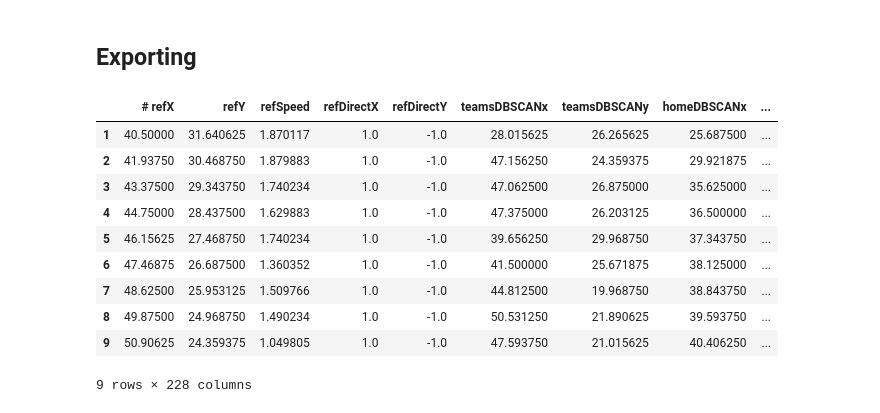
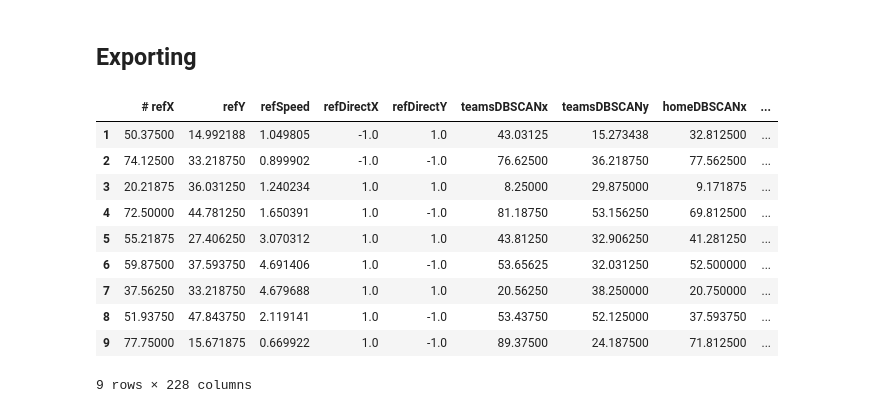
Before and after one commit to anaramirli/predict-soccer-ball-location, a Jupyter notebook: src/dataset_construction.ipynb, the cells around one changed output. Saved outputs shown, nothing was run; the diff lists cells and outputs as text; code cells hidden in the pictures.

```diff
--- a/src/dataset_construction.ipynb
+++ b/src/dataset_construction.ipynb
@@ -183,16 +190,16 @@ Pitch index counts
     df_train.to_csv('../data/general/{dataset}/all_{dataset}.csv'.format(dataset='train'), index=False)
     df_test.to_csv('../data/general/{dataset}/all_{dataset}.csv'.format(dataset='test'), index=False)
 # %%
-    df_test[1:10]
+    df_train[1:10]
 # %% [output]
 |  | # refX | refY | refSpeed | refDirectX | refDirectY | teamsDBSCANx | teamsDBSCANy | homeDBSCANx | ... |
-| 1 | 40.50000 | 31.640625 | 1.870117 | 1.0 | -1.0 | 28.015625 | 26.265625 | 25.687500 | ... |
-| 2 | 41.93750 | 30.468750 | 1.879883 | 1.0 | -1.0 | 47.156250 | 24.359375 | 29.921875 | ... |
-| 3 | 43.37500 | 29.343750 | 1.740234 | 1.0 | -1.0 | 47.062500 | 26.875000 | 35.625000 | ... |
-| 4 | 44.75000 | 28.437500 | 1.629883 | 1.0 | -1.0 | 47.375000 | 26.203125 | 36.500000 | ... |
-| 5 | 46.15625 | 27.468750 | 1.740234 | 1.0 | -1.0 | 39.656250 | 29.968750 | 37.343750 | ... |
-| 6 | 47.46875 | 26.687500 | 1.360352 | 1.0 | -1.0 | 41.500000 | 25.671875 | 38.125000 | ... |
-| 7 | 48.62500 | 25.953125 | 1.509766 | 1.0 | -1.0 | 44.812500 | 19.968750 | 38.843750 | ... |
-| 8 | 49.87500 | 24.968750 | 1.490234 | 1.0 | -1.0 | 50.531250 | 21.890625 | 39.593750 | ... |
-| 9 | 50.90625 | 24.359375 | 1.049805 | 1.0 | -1.0 | 47.593750 | 21.015625 | 40.406250 | ... |
+| 1 | 50.37500 | 14.992188 | 1.049805 | -1.0 | 1.0 | 43.03125 | 15.273438 | 32.812500 | ... |
+| 2 | 74.12500 | 33.218750 | 0.899902 | -1.0 | -1.0 | 76.62500 | 36.218750 | 77.562500 | ... |
+| 3 | 20.21875 | 36.031250 | 1.240234 | 1.0 | 1.0 | 8.25000 | 29.875000 | 9.171875 | ... |
+| 4 | 72.50000 | 44.781250 | 1.650391 | 1.0 | -1.0 | 81.18750 | 53.156250 | 69.812500 | ... |
+| 5 | 55.21875 | 27.406250 | 3.070312 | 1.0 | 1.0 | 43.81250 | 32.906250 | 41.281250 | ... |
+| 6 | 59.87500 | 37.593750 | 4.691406 | 1.0 | -1.0 | 53.65625 | 32.031250 | 52.500000 | ... |
+| 7 | 37.56250 | 33.218750 | 4.679688 | 1.0 | 1.0 | 20.56250 | 38.250000 | 20.750000 | ... |
+| 8 | 51.93750 | 47.843750 | 2.119141 | 1.0 | -1.0 | 53.43750 | 52.125000 | 37.593750 | ... |
+| 9 | 77.75000 | 15.671875 | 0.669922 | 1.0 | -1.0 | 89.37500 | 24.187500 | 71.812500 | ... |
 9 rows × 228 columns
```
Also changed, not shown: parts of 5 cells of this notebook, 3 other files.
